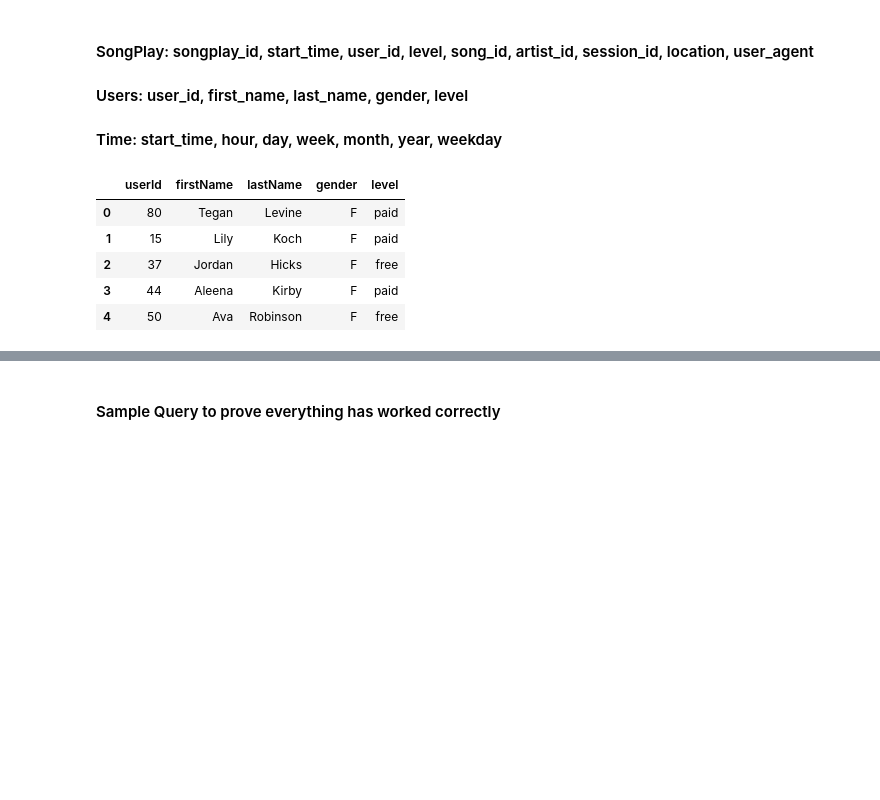
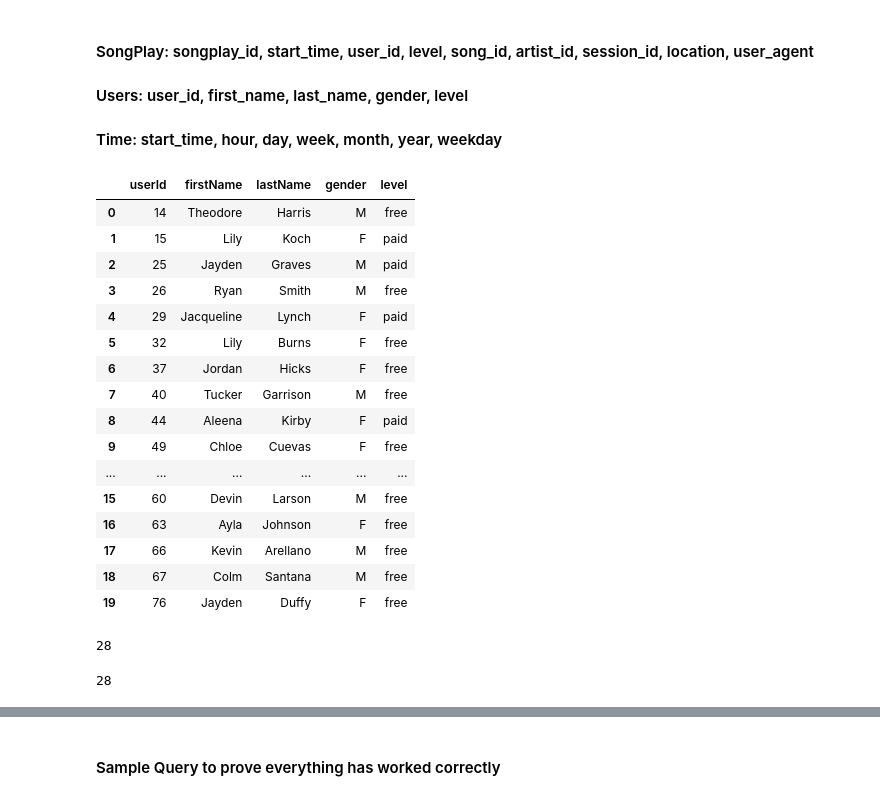
Before and after one commit to TheLinuxEnthusiast/aws-emr-s3-data-lake, a Jupyter notebook: prototype.ipynb, the cells around one changed output, grey strips where cells are left out. Saved outputs shown, nothing was run; the diff lists cells and outputs as text; code cells hidden in the pictures; blank space fills up the shorter version.

```diff
--- a/prototype.ipynb
+++ b/prototype.ipynb
@@ -177,15 +218,40 @@ root
 #### Time: start_time, hour, day, week, month, year, weekday
 # %%
 # Users
-users = log_data.select(["userId", "firstName", "lastName", "gender", "level"]).distinct()
-users.limit(5).toPandas()
+user_window = Window.partitionBy("userId").orderBy(col("ts").desc())
+log_data_with_window = log_data.withColumn("row_number_1",row_number().over(user_window))
+
+
+users = log_data_with_window.filter(log_data_with_window.row_number_1 == 1).filter(log_data_with_window.userId != "").select(["userId", "firstName", "lastName", "gender", "level"]).distinct()
+#users.limit(5).toPandas()
-# %% [output]
-|  | userId | firstName | lastName | gender | level |
-| 0 | 80 | Tegan | Levine | F | paid |
-| 1 | 15 | Lily | Koch | F | paid |
-| 2 | 37 | Jordan | Hicks | F | free |
-| 3 | 44 | Aleena | Kirby | F | paid |
-| 4 | 50 | Ava | Robinson | F | free |
+# %%
+users.orderBy("userId").limit(20).toPandas()
+# %% [output]
+|  | userId | firstName | lastName | gender | level |
+| 0 | 14 | Theodore | Harris | M | free |
+| 1 | 15 | Lily | Koch | F | paid |
+| 2 | 25 | Jayden | Graves | M | paid |
+| 3 | 26 | Ryan | Smith | M | free |
+| 4 | 29 | Jacqueline | Lynch | F | paid |
+| 5 | 32 | Lily | Burns | F | free |
+| 6 | 37 | Jordan | Hicks | F | free |
+| 7 | 40 | Tucker | Garrison | M | free |
+| 8 | 44 | Aleena | Kirby | F | paid |
+| 9 | 49 | Chloe | Cuevas | F | free |
+| ... | ... | ... | ... | ... | ... |
+| 15 | 60 | Devin | Larson | M | free |
+| 16 | 63 | Ayla | Johnson | F | free |
+| 17 | 66 | Kevin | Arellano | M | free |
+| 18 | 67 | Colm | Santana | M | free |
+| 19 | 76 | Jayden | Duffy | F | free |
+# %%
+users.select(["userId"]).count()
+# %% [output]
+28
+# %%
+users.select(["userId"]).distinct().count()
+# %% [output]
+28
 # %%
 #start_time, hour, day, week, month, year, weekday
 # Time
```
Also changed, not shown: parts of 11 cells of this notebook, 2 other files.
